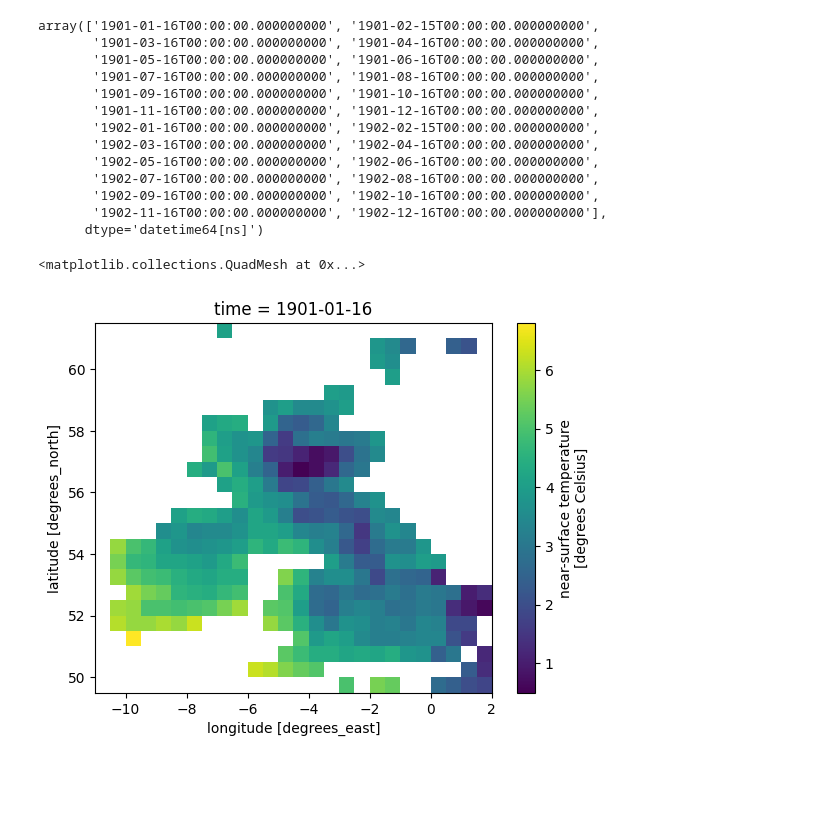
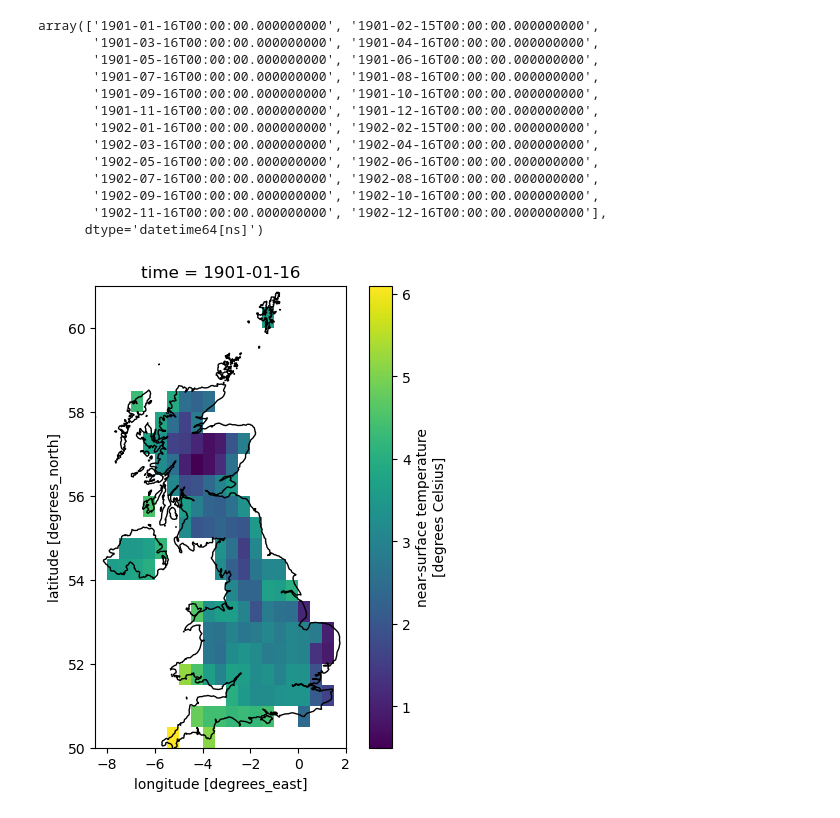
Before and after one commit to JacksonCDataScience/SRS_Project_2, a Jupyter notebook: 01_Project1_BHST.ipynb, the cells around one changed output. Cells and saved outputs as stored; diff of their text form; code cells hidden in the pictures; blank space fills up the shorter version.

Commit message:
correcting tmp map, adding data

```diff
--- a/01_Project1_BHST.ipynb
+++ b/01_Project1_BHST.ipynb
@@ -50,0 +21,15 @@ Attributes:
+# %%
+# Open dataset
+df = xr.open_dataset("cru_ts4.09.1901.2024.tmp.dat.nc") # lazy loading, tmp files
+uk = gpd.read_file("geoBoundaries-GBR-ADM0-all/geoBoundaries-GBR-ADM0.shp").to_crs(epsg=4326) # uk boundaries shp
+
+minx, miny, maxx, maxy = uk.total_bounds
+print("Lon:", minx, maxx, "Lat:", miny, maxy)
+
+# Subset UK (for more accurate, layer with UK boundaries)
+df_uk = df.sel(
+    lon=slice(minx, maxx),
+    lat=slice(miny, maxy)
+)
+
+print(df_uk)
@@ -73,9 +76,33 @@ array(['1901-01-16T00:00:00.000000000', '1901-02-15T00:00:00.000000000',
        '1902-09-16T00:00:00.000000000', '1902-10-16T00:00:00.000000000',
        '1902-11-16T00:00:00.000000000', '1902-12-16T00:00:00.000000000'],
       dtype='datetime64[ns]')
-# %%
-# Plotting time = 0
-df_uk["tmp"].isel(time=0).plot()
-# %% [output]
-<matplotlib.collections.QuadMesh at 0x...>
-[figure, removed]
+# %%
+# Plotting time = 0 with UK boundaries
+from shapely.geometry import Point
+
+# Take one time slice just to build the spatial grid
+da0 = df_uk["tmp"].isel(time=0)
+
+# Build lon/lat mesh
+lon2d, lat2d = np.meshgrid(df_uk["lon"].values, df_uk["lat"].values)
+
+# Make points GeoDataFrame
+pts = gpd.GeoDataFrame(
+    geometry=gpd.points_from_xy(lon2d.ravel(), lat2d.ravel()),
+    crs="EPSG:4326"
+)
+
+# Keep only points inside the UK polygon
+inside = pts.within(uk.geometry.iloc[0]).values.reshape(lat2d.shape)
+
+# Mask: set outside polygon to NaN
+da0_masked = da0.where(inside)
+
+fig, ax = plt.subplots(figsize=(6,6))
+
+da0_masked.plot(ax=ax)                 # xarray draws on this Axes
+uk.boundary.plot(ax=ax, color="black", linewidth=1)
+
+plt.show()
+# %% [output]
+[figure, added]
```
Also changed, not shown: parts of 4 cells of this notebook, 17 other files.
